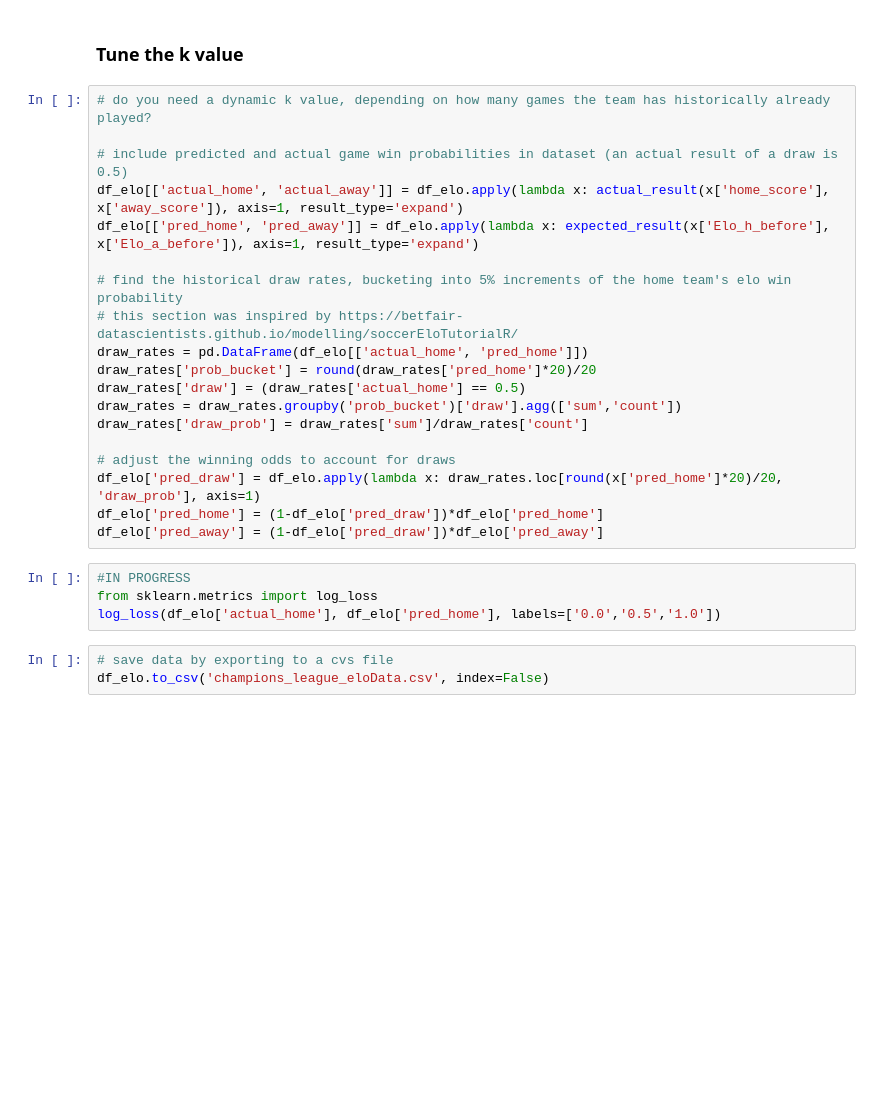
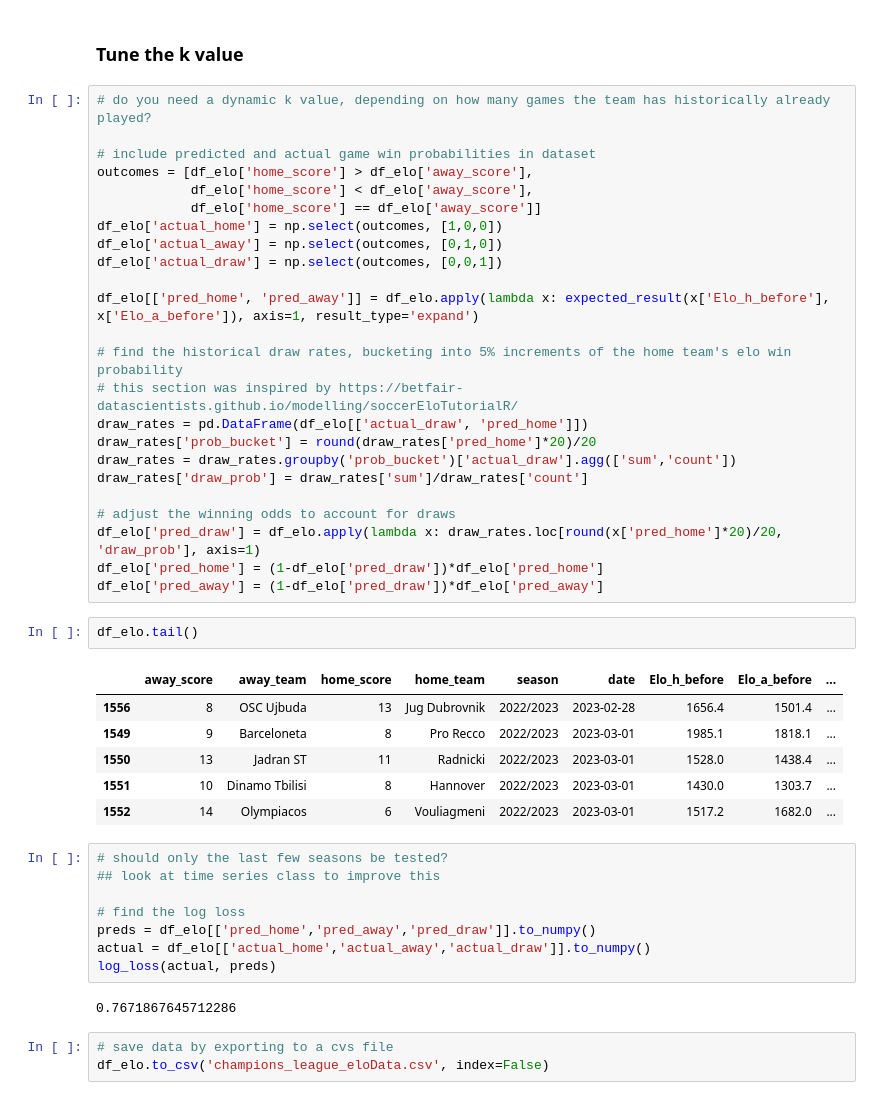
Before and after one commit to mgrow1/Portfolio, a Jupyter notebook: champions_league_analysis.ipynb, the cells around one changed output. Saved outputs shown, nothing was run; the diff lists cells and outputs as text; blank space fills up the shorter version.

```diff
--- a/champions_league_analysis.ipynb
+++ b/champions_league_analysis.ipynb
@@ -120,26 +121,46 @@ for idx, row in df_elo.iterrows():
 # %%
 # do you need a dynamic k value, depending on how many games the team has historically already played?
 
-# include predicted and actual game win probabilities in dataset (an actual result of a draw is 0.5)
-df_elo[['actual_home', 'actual_away']] = df_elo.apply(lambda x: actual_result(x['home_score'], x['away_score']), axis=1, result_type='expand')
+# include predicted and actual game win probabilities in dataset
+outcomes = [df_elo['home_score'] > df_elo['away_score'],
+            df_elo['home_score'] < df_elo['away_score'],
+            df_elo['home_score'] == df_elo['away_score']]
+df_elo['actual_home'] = np.select(outcomes, [1,0,0])
+df_elo['actual_away'] = np.select(outcomes, [0,1,0])
+df_elo['actual_draw'] = np.select(outcomes, [0,0,1])
+
 df_elo[['pred_home', 'pred_away']] = df_elo.apply(lambda x: expected_result(x['Elo_h_before'], x['Elo_a_before']), axis=1, result_type='expand')
 
 # find the historical draw rates, bucketing into 5% increments of the home team's elo win probability
 # this section was inspired by https://betfair-datascientists.github.io/modelling/soccerEloTutorialR/
-draw_rates = pd.DataFrame(df_elo[['actual_home', 'pred_home']])
+draw_rates = pd.DataFrame(df_elo[['actual_draw', 'pred_home']])
 draw_rates['prob_bucket'] = round(draw_rates['pred_home']*20)/20
-draw_rates['draw'] = (draw_rates['actual_home'] == 0.5)
-draw_rates = draw_rates.groupby('prob_bucket')['draw'].agg(['sum','count'])
+draw_rates = draw_rates.groupby('prob_bucket')['actual_draw'].agg(['sum','count'])
 draw_rates['draw_prob'] = draw_rates['sum']/draw_rates['count']
 
 # adjust the winning odds to account for draws
 df_elo['pred_draw'] = df_elo.apply(lambda x: draw_rates.loc[round(x['pred_home']*20)/20, 'draw_prob'], axis=1)
 df_elo['pred_home'] = (1-df_elo['pred_draw'])*df_elo['pred_home']
 df_elo['pred_away'] = (1-df_elo['pred_draw'])*df_elo['pred_away']
+# %%
+df_elo.tail()
+# %% [output]
+|  | away_score | away_team | home_score | home_team | season | date | Elo_h_before | Elo_a_before | ... |
+| 1556 | 8 | OSC Ujbuda | 13 | Jug Dubrovnik | 2022/2023 | 2023-02-28 | 1656.4 | 1501.4 | ... |
+| 1549 | 9 | Barceloneta | 8 | Pro Recco | 2022/2023 | 2023-03-01 | 1985.1 | 1818.1 | ... |
+| 1550 | 13 | Jadran ST | 11 | Radnicki | 2022/2023 | 2023-03-01 | 1528.0 | 1438.4 | ... |
+| 1551 | 10 | Dinamo Tbilisi | 8 | Hannover | 2022/2023 | 2023-03-01 | 1430.0 | 1303.7 | ... |
+| 1552 | 14 | Olympiacos | 6 | Vouliagmeni | 2022/2023 | 2023-03-01 | 1517.2 | 1682.0 | ... |
 # %%
-#IN PROGRESS
-from sklearn.metrics import log_loss
-log_loss(df_elo['actual_home'], df_elo['pred_home'], labels=['0.0','0.5','1.0'])
+# should only the last few seasons be tested?
+## look at time series class to improve this
+
+# find the log loss
+preds = df_elo[['pred_home','pred_away','pred_draw']].to_numpy()
+actual = df_elo[['actual_home','actual_away','actual_draw']].to_numpy()
+log_loss(actual, preds)
+# %% [output]
+0.7671867645712286
 # %%
 # save data by exporting to a cvs file
 df_elo.to_csv('champions_league_eloData.csv', index=False)
```
Also changed, not shown: parts of 1 cell of this notebook.
